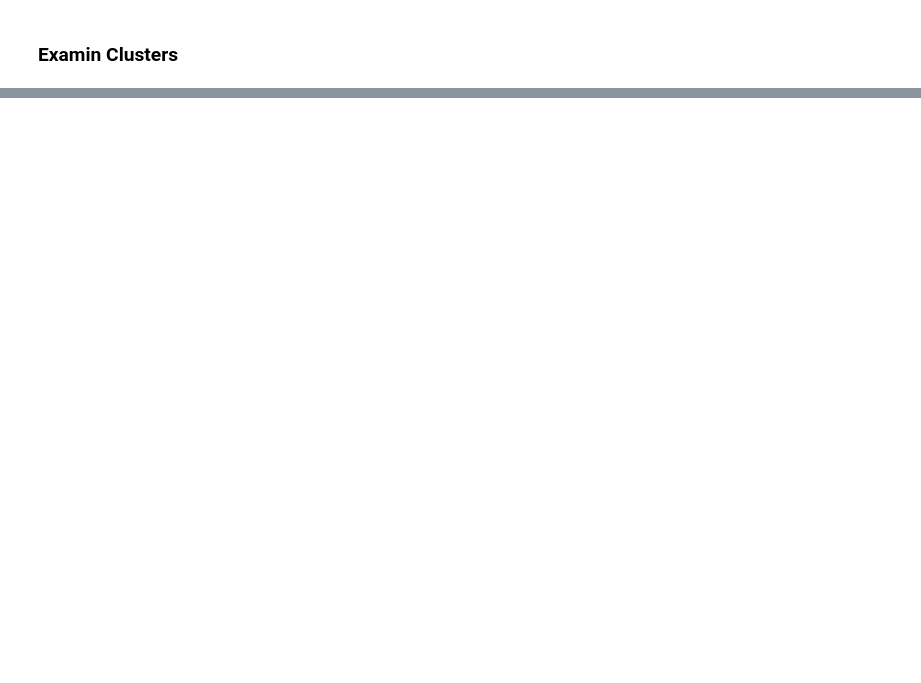
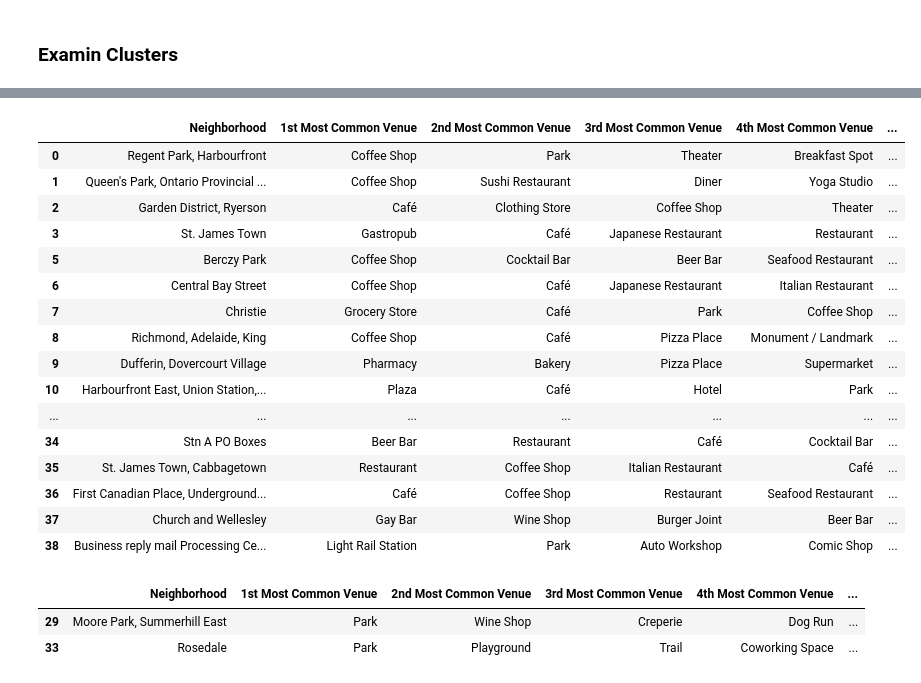
Before and after one commit to RJK99/Coursera_Capstone, a Jupyter notebook: AppliedDataScienceCapstone_TheBattleofNeighborhood_template_preparation.ipynb, the cells around one changed output, grey strips where cells are left out. Cells and saved outputs as stored; diff of their text form; code cells hidden in the pictures; blank space fills up the shorter version.

```diff
--- a/AppliedDataScienceCapstone_TheBattleofNeighborhood_template_preparation.ipynb
+++ b/AppliedDataScienceCapstone_TheBattleofNeighborhood_template_preparation.ipynb
@@ -422,0 +409,26 @@ toronto_data_merged.loc[toronto_data_merged['Cluster Labels'] == 0, toronto_data
+# %%
+toronto_data_merged.loc[toronto_data_merged['Cluster Labels'] == 1, toronto_data_merged.columns[[1] + list(range(5, toronto_data_merged.shape[1]))]]
+# %% [output]
+|  | Neighborhood | 1st Most Common Venue | 2nd Most Common Venue | 3rd Most Common Venue | 4th Most Common Venue | ... |
+| 0 | Regent Park, Harbourfront | Coffee Shop | Park | Theater | Breakfast Spot | ... |
+| 1 | Queen's Park, Ontario Provincial ... | Coffee Shop | Sushi Restaurant | Diner | Yoga Studio | ... |
+| 2 | Garden District, Ryerson | Café | Clothing Store | Coffee Shop | Theater | ... |
+| 3 | St. James Town | Gastropub | Café | Japanese Restaurant | Restaurant | ... |
+| 5 | Berczy Park | Coffee Shop | Cocktail Bar | Beer Bar | Seafood Restaurant | ... |
+| 6 | Central Bay Street | Coffee Shop | Café | Japanese Restaurant | Italian Restaurant | ... |
+| 7 | Christie | Grocery Store | Café | Park | Coffee Shop | ... |
+| 8 | Richmond, Adelaide, King | Coffee Shop | Café | Pizza Place | Monument / Landmark | ... |
+| 9 | Dufferin, Dovercourt Village | Pharmacy | Bakery | Pizza Place | Supermarket | ... |
+| 10 | Harbourfront East, Union Station,... | Plaza | Café | Hotel | Park | ... |
+| ... | ... | ... | ... | ... | ... | ... |
+| 34 | Stn A PO Boxes | Beer Bar | Restaurant | Café | Cocktail Bar | ... |
+| 35 | St. James Town, Cabbagetown | Restaurant | Coffee Shop | Italian Restaurant | Café | ... |
+| 36 | First Canadian Place, Underground... | Café | Coffee Shop | Restaurant | Seafood Restaurant | ... |
+| 37 | Church and Wellesley | Gay Bar | Wine Shop | Burger Joint | Beer Bar | ... |
+| 38 | Business reply mail Processing Ce... | Light Rail Station | Park | Auto Workshop | Comic Shop | ... |
+# %%
+toronto_data_merged.loc[toronto_data_merged['Cluster Labels'] == 2, toronto_data_merged.columns[[1] + list(range(5, toronto_data_merged.shape[1]))]]
+# %% [output]
+|  | Neighborhood | 1st Most Common Venue | 2nd Most Common Venue | 3rd Most Common Venue | 4th Most Common Venue | ... |
+| 29 | Moore Park, Summerhill East | Park | Wine Shop | Creperie | Dog Run | ... |
+| 33 | Rosedale | Park | Playground | Trail | Coworking Space | ... |
```
Also changed, not shown: parts of 8 cells of this notebook, 1 other file.
